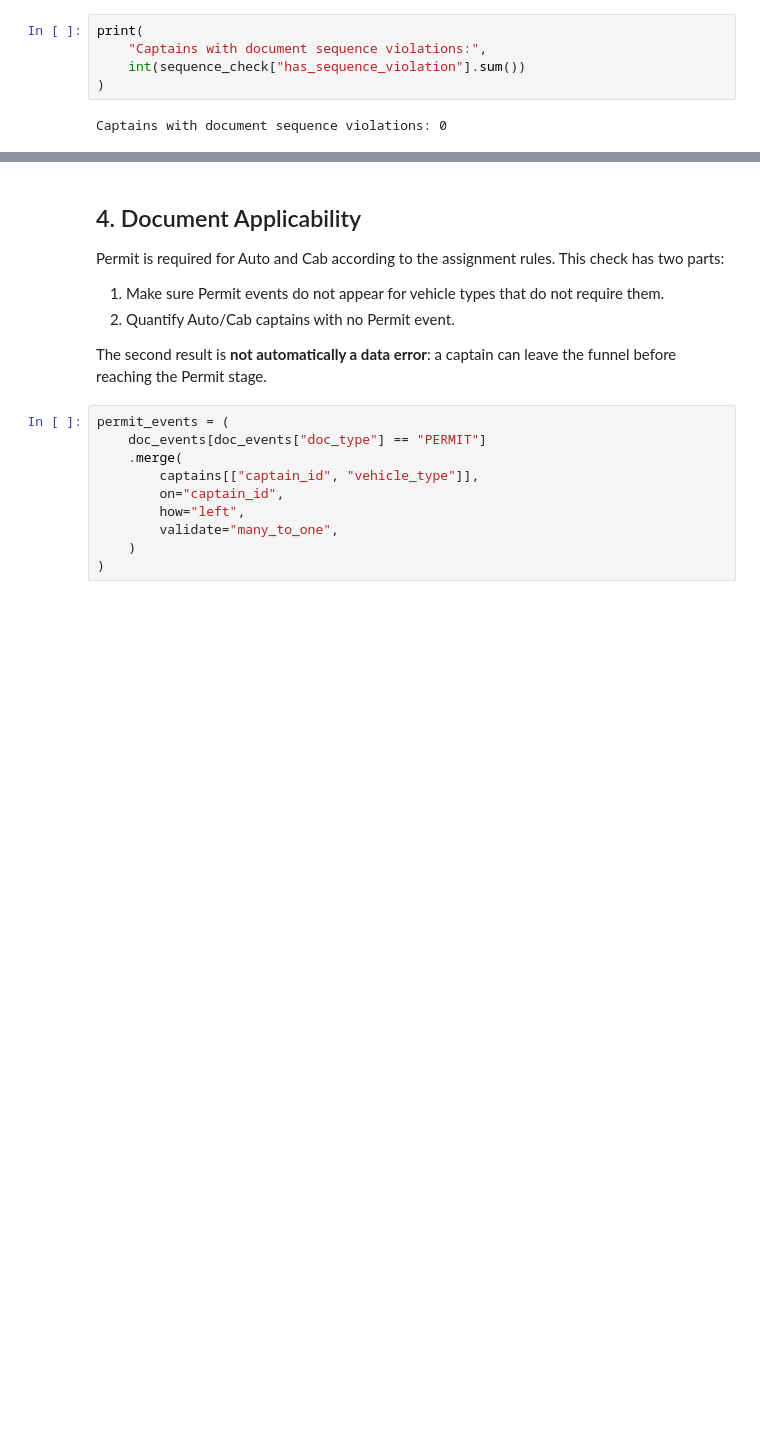
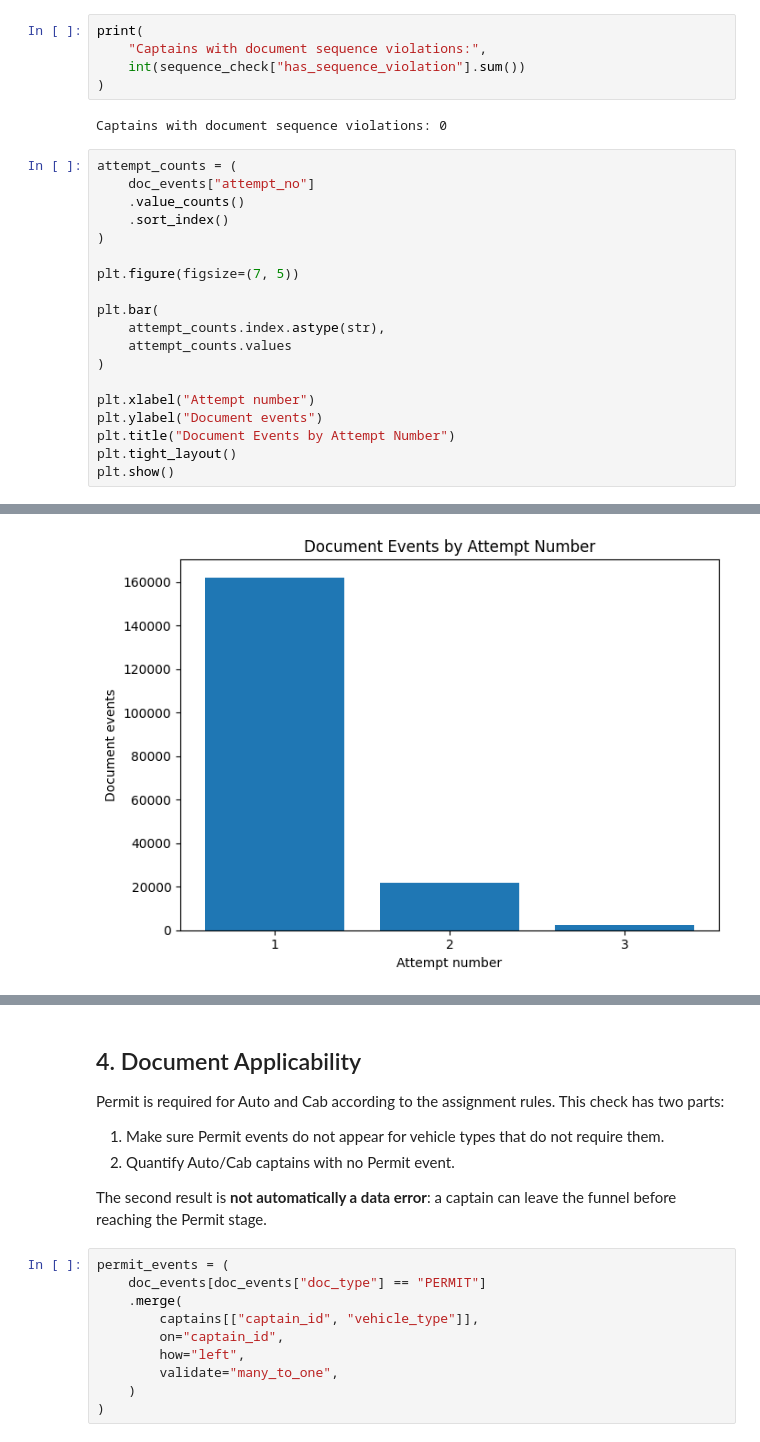
Before and after one commit to Abhay-SKulkarni123/rapido-data-science, a Jupyter notebook: Notebooks/02_data_audit.ipynb, the cells around one changed output, grey strips where cells are left out. Saved outputs shown, nothing was run; the diff lists cells and outputs as text; blank space fills up the shorter version.

```diff
--- a/Notebooks/02_data_audit.ipynb
+++ b/Notebooks/02_data_audit.ipynb
@@ -204,3 +204,23 @@ print(
 )
 # %% [output]
 Captains with document sequence violations: 0
+# %%
+attempt_counts = (
+    doc_events["attempt_no"]
+    .value_counts()
+    .sort_index()
+)
+
+plt.figure(figsize=(7, 5))
+
+plt.bar(
+    attempt_counts.index.astype(str),
+    attempt_counts.values
+)
+
+plt.xlabel("Attempt number")
+plt.ylabel("Document events")
+plt.title("Document Events by Attempt Number")
+plt.tight_layout()
+plt.show()
+# %% [output]
@@ -206,0 +234 @@ Captains with document sequence violations: 0
+[figure, added]
```
Also changed, not shown: parts of 7 cells of this notebook, 1 other file.
